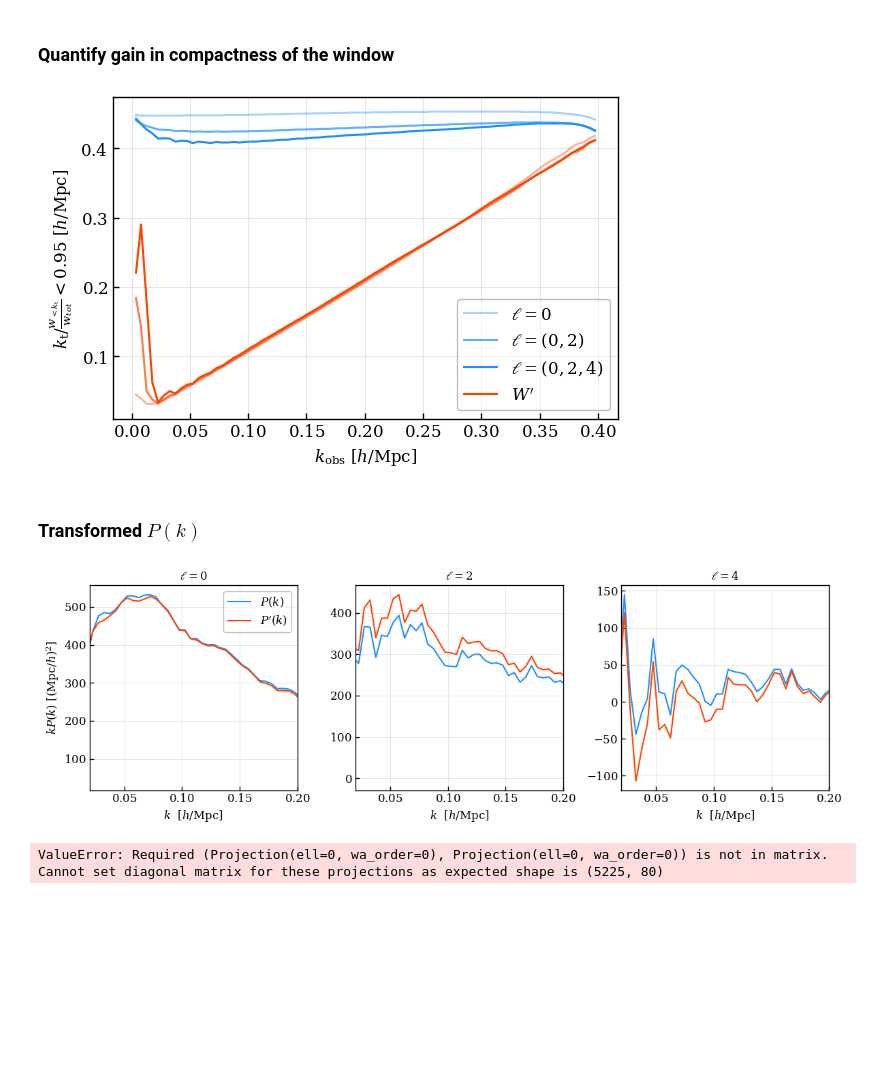
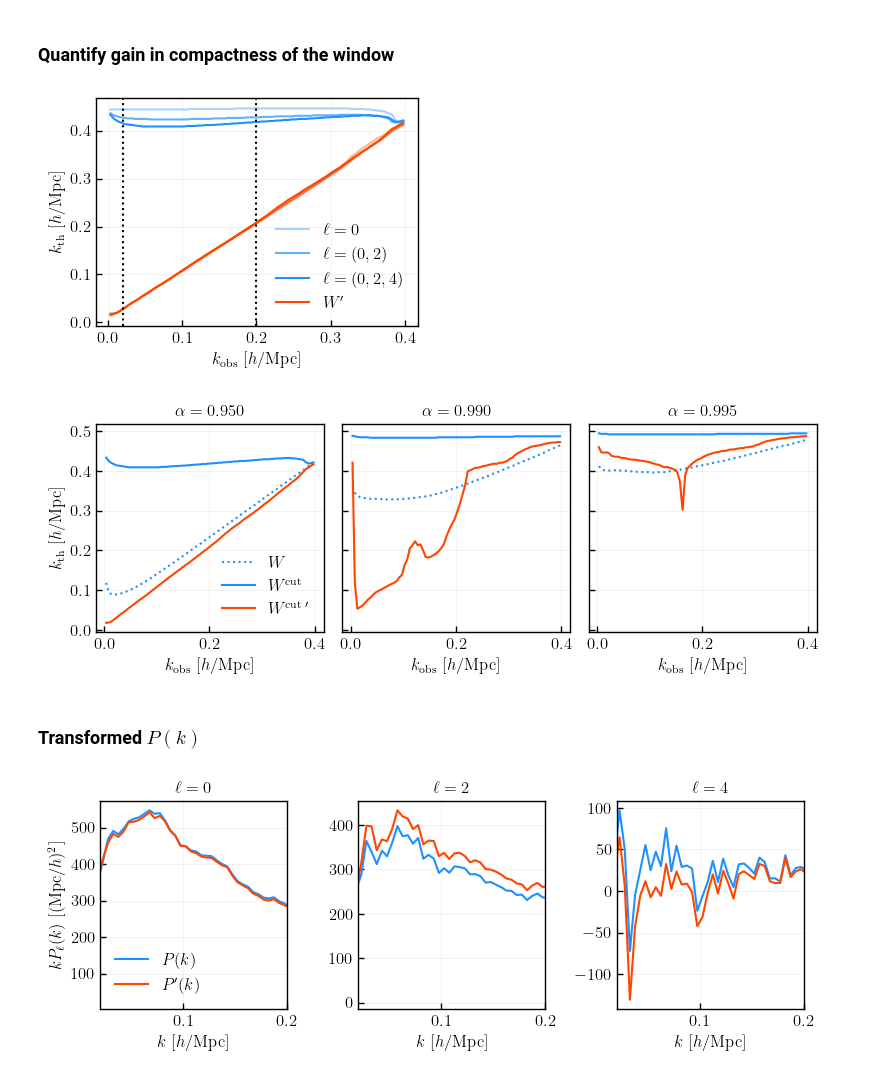
Before and after one commit to mathildepinon/desi-fiber-collisions, a Jupyter notebook: nb/sculpt_window.ipynb, the cells around one changed output. Drawn from its saved outputs; the diff is of its cells as text; code cells hidden in the pictures; blank space fills up the shorter version.

```diff
--- a/nb/sculpt_window.ipynb
+++ b/nb/sculpt_window.ipynb
@@ -124,23 +72,24 @@ wm.shape
 kobs = [0.15]
 alphas = [1.]
 
-fig, lax = plt.subplots(len(ls), len(ls), figsize=(12, 8))
+fig, lax = plt.subplots(len(ells), len(ells), sharey=True, figsize=(8, 6))
 
 for i in range(len(kobs)):
     indexout = np.abs(wm.xout[0] - kobs[i]).argmin()
 
-    for iin, projin in enumerate(ls):
-        for iout, projout in enumerate(ls):
+    for iin, projin in enumerate(ells):
+        for iout, projout in enumerate(ells):
             ax = lax[iout][iin]
             # Indices in approximative window matrix
             norm = 1. #np.max(np.abs(wm.unpacked()[iin][iout][:, indexout] / wm.xin[iin]))
-            ax.plot(wm.xin[iin], wm.unpacked()[iin][iout][:, indexout]/norm, label=r'$W$' if i==len(kobs)-1 else '', color='C0', alpha=alphas[i])
-            ax.plot(wmnew.xin[iin], wmnew.unpacked()[iin][iout][:, indexout]/norm, label=r'$W^{\prime}$' if i==len(kobs)-1 else '', color='C1', alpha=alphas[i])
+            ax.plot(wm_nocut.xin[iin], wm_nocut.unpacked()[iin][iout][:, indexout]/norm, label=r'$W$' if i==len(kobs)-1 else '', color='C0', ls=':', alpha=alphas[i])
+            ax.plot(wm.xin[iin], wm.unpacked()[iin][iout][:, indexout]/norm, label=r'$W^{\mathrm{cut}}$' if i==len(kobs)-1 else '', color='C0', alpha=alphas[i])
+            ax.plot(wmnew.xin[iin], wmnew.unpacked()[iin][iout][:, indexout]/norm, label=r'$W^{\mathrm{cut} \; \prime}$' if i==len(kobs)-1 else '', color='C1', alpha=alphas[i])
             ax.set_title(r'$\ell_{{\mathrm{{t}}}} = {:d} \times \ell_{{\mathrm{{o}}}} = {:d}$'.format(projin, projout))
-            ax.set_xlim((0.1, 0.2))
-            if iout == len(ls) - 1: ax.set_xlabel(r'$k_{\mathrm{t}}$ [$h/\mathrm{Mpc}$]')
+            ax.set_xlim((0.12, 0.18))
+            if iout == len(ells) - 1: ax.set_xlabel(r'$k_{\mathrm{t}}$ [$h/\mathrm{Mpc}$]')
             if i==len(kobs)-1 and iin == iout == 0: lax[iout][iin].legend()
 
-plt.savefig(os.path.join(plots_dir, '{}{}_sculptedwindow_{}_complete_{}_{}_{}{}_ells{}_autokwid_capsig{}_difflfac{}.png'.format(data_type, '_'+version if data_type == 'y1' else '', tracer, region, zmin, zmax, '_rpcut{}'.format(rpcut) if rpcut else '', ''.join([str(i) for i in ls]), capsig, difflfac)), dpi=300)
+plt.savefig(os.path.join(plots_dir, version, 'sculptedwindow_{}_complete_{}_{}_{}_{}cut{:.2f}_ells{}_capsig{}_difflfac{}.pdf'.format(tracer, region, zrange[0], zrange[1], 'rp' if rpcut else 'theta', max(rpcut, thetacut), ''.join([str(i) for i in ells]), capsig, difflfac)), dpi=300)
 plt.show()
 # %% [output]
@@ -173,7 +123,7 @@ plt.show()
 # %% [markdown]
 ### Quantify gain in compactness of the window
 # %%
-def compactness(wmatrix, ells=[0, 2, 4], alpha=0.95):
+def compacity(wmatrix, ells=[0, 2, 4], alpha=0.95):
     w = wmatrix.deepcopy()
     if len(ells)==1:
         w.select_proj(projsout=(0, None))
@@ -192,38 +142,60 @@ def compactness(wmatrix, ells=[0, 2, 4], alpha=0.95):
 # %%
 alpha = 0.95
 ells = [0, 2, 4]
 
-plt.plot(wm.xout[0], compactness(wm, ells=[0], alpha=alpha), color='C0', alpha=0.4, label=r'$\ell = 0$')
-plt.plot(wmnew.xout[0], compactness(wmnew, ells=[0], alpha=alpha), color='C1', alpha=0.4)
+plt.figure(figsize=(4, 3))
+plt.plot(wm.xout[0], compacity(wm, ells=[0], alpha=alpha), color='C0', alpha=0.4, label=r'$\ell = 0$')
+plt.plot(wmnew.xout[0], compacity(wmnew, ells=[0], alpha=alpha), color='C1', alpha=0.4)
 
-plt.plot(wm.xout[0], compactness(wm, ells=[0, 2], alpha=alpha), color='C0', alpha=0.7, label=r'$\ell = (0, 2)$')
-plt.plot(wmnew.xout[0], compactness(wmnew, ells=[0, 2], alpha=alpha), color='C1', alpha=0.7)
+plt.plot(wm.xout[0], compacity(wm, ells=[0, 2], alpha=alpha), color='C0', alpha=0.7, label=r'$\ell = (0, 2)$')
+plt.plot(wmnew.xout[0], compacity(wmnew, ells=[0, 2], alpha=alpha), color='C1', alpha=0.7)
 
-plt.plot(wm.xout[0], compactness(wm, ells=ells, alpha=alpha), label=r'$\ell = (0, 2, 4)$', color='C0')
-plt.plot(wmnew.xout[0], compactness(wmnew, ells=ells, alpha=alpha), label=r'$W^{\prime}$', color='C1')
+plt.plot(wm.xout[0], compacity(wm, ells=ells, alpha=alpha), label=r'$\ell = (0, 2, 4)$', color='C0')
+plt.plot(wmnew.xout[0], compacity(wmnew, ells=ells, alpha=alpha), label=r'$W^{\prime}$', color='C1')
+
+plt.axvline(0.02, ls=':', color='black')
+plt.axvline(0.2, ls=':', color='black')
 
 plt.xlabel(r'$k_{\mathrm{obs}}$ [$h$/Mpc]')
-plt.ylabel(r'$k_{\mathrm{t}} / \frac{w_{< k_{\mathrm{t}}}}{w_{tot}} <$'+'${:.2f}$ [$h$/Mpc]'.format(alpha))
+plt.ylabel(r'$k_{{\mathrm{{th}}}}$ [$h$/Mpc]'.format(alpha))
 plt.legend()
+plt.savefig(os.path.join(plots_dir, version, 'compacity_0.95_{}_complete_{}_{}_{}_{}cut{:.2f}_capsig{}_difflfac{}.pdf'.format(tracer, region, zrange[0], zrange[1], 'rp' if rpcut else 'theta', max(rpcut, thetacut), capsig, difflfac)), dpi=100)
 plt.show()
+
+fig, axes = plt.subplots(1, 3, sharey=True, figsize=(8, 3))
+
+for i, alpha in enumerate([0.95, 0.99, 0.995]):
+    axes[i].plot(wm_nocut.xout[0], compacity(wm_nocut, ells=ells, alpha=alpha), color='C0', ls=':')
+    axes[i].plot(wm.xout[0], compacity(wm, ells=ells, alpha=alpha), color='C0')
+    axes[i].plot(wmnew.xout[0], compacity(wmnew, ells=ells, alpha=alpha), color='C1')
+    axes[i].set_xlabel(r'$k_{\mathrm{obs}}$ [$h$/Mpc]')
+    axes[i].set_title(r'$\alpha = {:.3f}$'.format(alpha))
+axes[0].plot([], [], color='C0', ls=':', label=r'$W$')
+axes[0].plot([], [], color='C0', label=r'$W^{\mathrm{cut}}$')
+axes[0].plot([], [], color='C1', label=r'$W^{\mathrm{cut} \; \prime}$')
+axes[0].set_ylabel(r'$k_{{\mathrm{{th}}}}$ [$h$/Mpc]'.format(alpha))
+axes[0].legend()
+plt.savefig(os.path.join(plots_dir, version, 'compacity_{}_complete_{}_{}_{}_{}cut{:.2f}_capsig{}_difflfac{}.pdf'.format(tracer, region, zrange[0], zrange[1], 'rp' if rpcut else 'theta', max(rpcut, thetacut), capsig, difflfac)), dpi=100)
+plt.show()
 # %% [output]
-[figure, old version]
+[figure, new version]
+[figure, added]
 # %% [markdown]
 ### Transformed $P(k)$
 # %%
-fig, axes = plt.subplots(1, len(ls), figsize=(12, 4), sharey=False)
+fig, axes = plt.subplots(1, len(ells), figsize=(8, 3), sharey=False)
 
-for i, ell in enumerate(ls):
-    axes[i].plot(wm.xout[i], wm.xout[i] * pk(ell=ls, complex=False)[i], color='C0', label=r'$P(k)$')
-    axes[i].plot(wmnew.xout[i], wmnew.xout[i] * pknew.reshape((len(ls), len(wmnew.xout[i])))[i], color='C1', label=r'$P^{\prime}(k)$')
+for i, ell in enumerate(ells):
+    axes[i].plot(wm.xout[i], wm.xout[i] * pk(ell=ells, complex=False)[i], color='C0', label=r'$P(k)$')
+    axes[i].plot(wmnew.xout[i], wmnew.xout[i] * pknew.reshape((len(ells), len(wmnew.xout[i])))[i], color='C1', label=r'$P^{\prime}(k)$')
     axes[i].set_title(r'$\ell={}$'.format(ell))
     axes[i].set_xlabel(r'$k$  [$h$/Mpc]')
     axes[i].set_xlim((0.02, 0.2))
 
 axes[0].legend()
-axes[0].set_ylabel(r'$k P(k)$ [$(\mathrm{Mpc}/h)^{2}$]')
+axes[0].set_ylabel(r'$k P_{\ell}(k)$ [$(\mathrm{Mpc}/h)^{2}$]')
 plt.tight_layout(pad=0.3)
-plt.savefig(os.path.join(plots_dir, '{}{}_sculptedwindow_transformed_pk_{}_complete_{}{}_ells{}_autokwid_capsig{}_difflfac{}.png'.format(data_type, '_'+version if data_type == 'y1' else '', tracer, region, '_rpcut{}'.format(rpcut) if rpcut else '', ''.join([str(i) for i in ls]), capsig, difflfac)), dpi=300)
+#plt.savefig(os.path.join(plots_dir, '{}{}_sculptedwindow_transformed_pk_{}_complete_{}{}_ells{}_autokwid_capsig{}_difflfac{}.png'.format(data_type, '_'+version if data_type == 'y1' else '', tracer, region, '_rpcut{}'.format(rpcut) if rpcut else '', ''.join([str(i) for i in ls]), capsig, difflfac)), dpi=300)
 plt.show()
 # %% [output]
-[figure, old version]
+[figure, new version]
@@ -234,5 +201,0 @@ mask = data_processed.WnormMask(ls=ls)
-# %%
-wmnew.select_proj(projsin=ls, projsout=ls)
-wnorm = (wmnew.select_proj(projsin=ls, projsout=ls).value.T*mask).sum(axis=1)
-# %% [output]
-ValueError: Required (Projection(ell=0, wa_order=0), Projection(ell=0, wa_order=0)) is not in matrix. Cannot set diagonal matrix for these projections as expected shape is (5225, 80)
```
Also changed, not shown: parts of 23 cells of this notebook, 10 other files.
